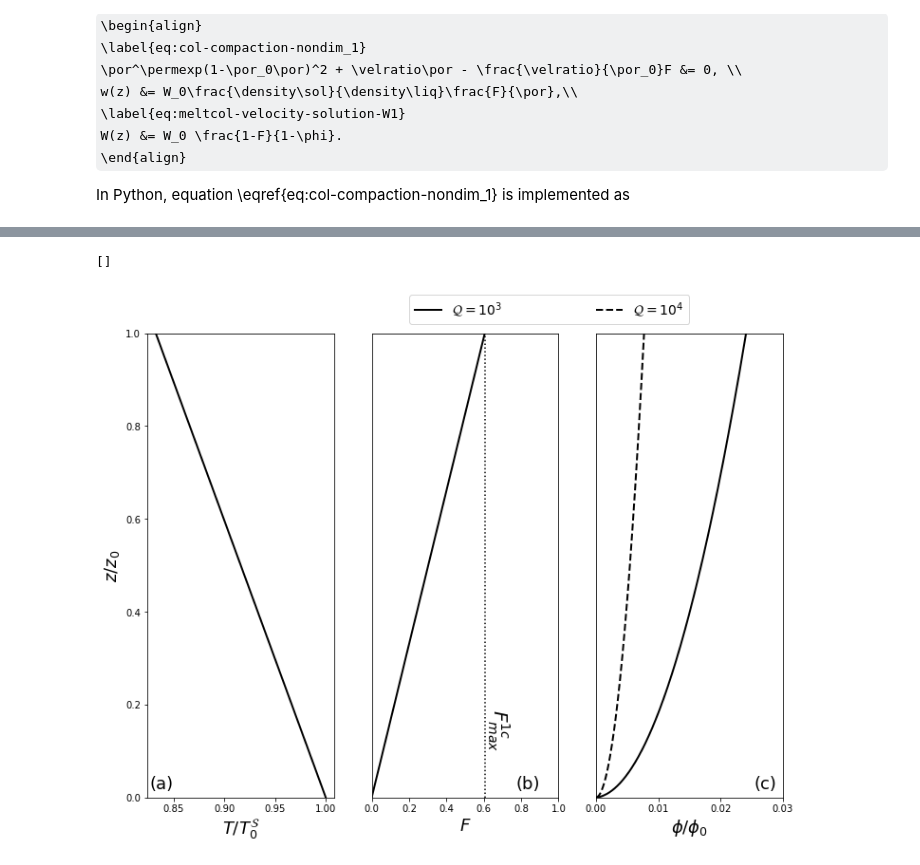
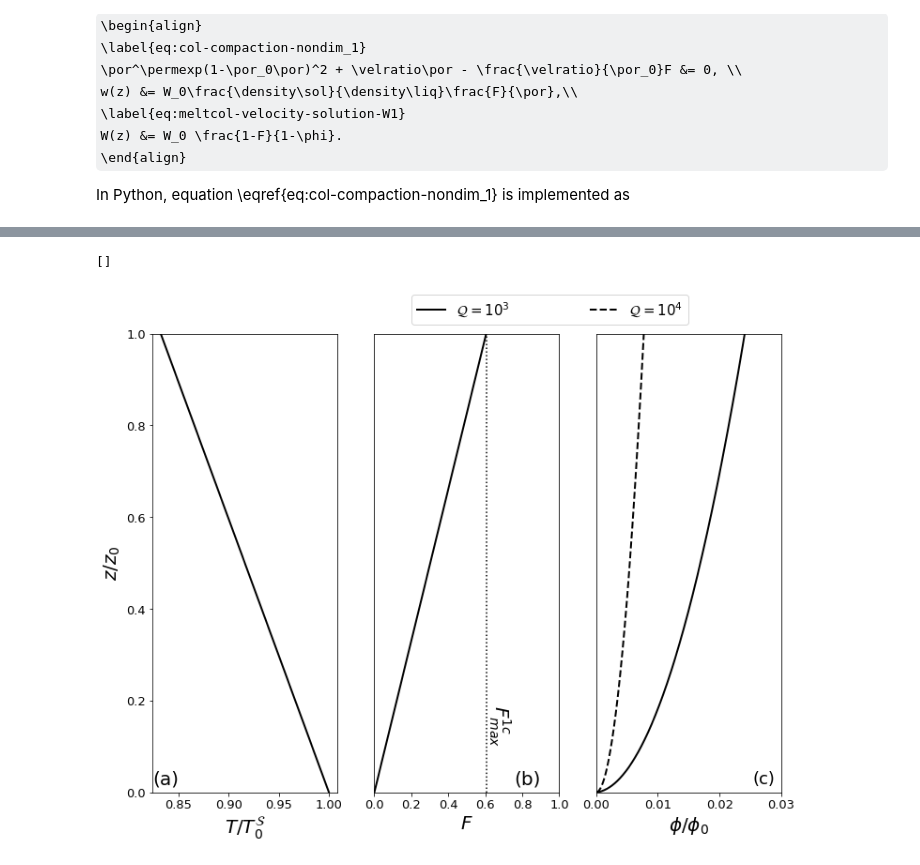
Before and after one commit to FoaLab/partially-molten-rock-PUP, a Jupyter notebook: content/ch11.ipynb, the cells around one changed output, grey strips where cells are left out. Saved outputs shown, nothing was run; the diff lists cells and outputs as text; code cells hidden in the pictures; some formulas as TeX source.

```diff
--- a/content/ch11.ipynb
+++ b/content/ch11.ipynb
@@ -216,59 +237,44 @@ Figures below plot the solutions of the one-component melting column model with
 # %%
 f, ax = plt.subplots(1, 3)
 f.set_size_inches(12.0, 9.0)
 f.set_facecolor('w')
 
-z0 = 60e3  # column height, metres
-c = 1200.  # heat capacity
-alpha = 3e-5  # expansivity
-rho = 3000.  # density
-g = 10.  # gravity
-L = 5e5  # latent heat J/kg
-C = 6.5e6  # clapeyron Pa/K
-TsP0 = 1100. + 273.  # solidus at P=0
-Tsz0 = TsP0 + rho*g*z0/C
-
-n = 2
-Q = np.asarray([1e3, 1e4])
-z = np.linspace(0., 1., 1000, endpoint=False)
-Fmax = g*z0*rho*c/C/L*(1.-alpha*C*Tsz0/rho/c)
-T = 1 - rho*g*z0*z/C/Tsz0
-
-phi = np.asarray([0.5/qi * (np.sqrt(1. + 4.*z*Fmax*qi) - 1.0) for qi in Q])
-
 ax[0].plot(T, z, '-k', linewidth=2)
-ax[0].set_xlabel(r'$T/T^\mathcal{S}_0$', fontsize=18)
-ax[0].set_ylabel(r'$z/z_0$', fontsize=18)
+ax[0].set_xlabel(r'$T/T^\mathcal{S}_0$', fontsize=20)
+ax[0].set_ylabel(r'$z/z_0$', fontsize=20)
 ax[0].set_ylim(0.0, 1.0)
 ax[0].set_yticks(np.arange(0.0, 1.01, 0.2))
-ax[0].text(0.85, 0.01, '(a)', fontsize=18, verticalalignment='bottom', horizontalalignment='right')
+ax[0].tick_params(axis='both', which='major', labelsize=13)
+ax[0].text(0.85, 0.01, '(a)', fontsize=20, verticalalignment='bottom', horizontalalignment='right')
 
 ax[1].plot(Fmax*z, z, '-k', linewidth=2)
 ax[1].plot([Fmax, Fmax], [0.0, 1.0], ':k')
-ax[1].set_xlabel(r'$F$', fontsize=18)
+ax[1].set_xlabel(r'$F$', fontsize=20)
 ax[1].set_xlim(0.0, 1.0)
 ax[1].set_ylim(0.0, 1.0)
 ax[1].set_yticks(())
+ax[1].tick_params(axis='both', which='major', labelsize=13)
 ax[1].text(Fmax+0.07, 0.1, r'$F_{max}^{1c}$', fontsize=20, verticalalignment='bottom',
            horizontalalignment='center', rotation=-90)
-ax[1].text(0.9, 0.01, '(b)', fontsize=18, verticalalignment='bottom', horizontalalignment='right')
+ax[1].text(0.9, 0.01, '(b)', fontsize=20, verticalalignment='bottom', horizontalalignment='right')
 
 p1 = ax[2].plot(phi[0, :], z, '-k', linewidth=2)
 p2 = ax[2].plot(phi[1, :], z, '--k', linewidth=2)
-ax[2].set_xlabel(r'$\phi/\phi_0$', fontsize=18)
+ax[2].set_xlabel(r'$\phi/\phi_0$', fontsize=20)
 ax[2].set_xlim(0.0, 0.03)
 ax[2].set_xticks((0.0, 0.01, 0.02, 0.03))
 ax[2].set_ylim(0.0, 1.0)
 ax[2].set_yticks(())
+ax[2].tick_params(axis='both', which='major', labelsize=13)
 ax[2].text(0.029, 0.01, '(c)', fontsize=18, verticalalignment='bottom', horizontalalignment='right')
 
-plt.legend(handles=(p1[0], p2[0]), fontsize=14, labels=(r'$\mathcal{Q}=10^3$', r'$\mathcal{Q}=10^4$'),
+plt.legend(handles=(p1[0], p2[0]), fontsize=15, labels=(r'$\mathcal{Q}=10^3$', r'$\mathcal{Q}=10^4$'),
            bbox_to_anchor=(-1.0, 1.02, 1.5, .2),  loc='lower left', ncol=2, mode="expand", borderaxespad=0.)
 
 plt.plot()
 # %% [output]
 []
-[figure, old version]
+[figure, new version]
 # %% [markdown]
 #### Two-component mantle column
 
```
Also changed, not shown: parts of 39 cells of this notebook, 1 other file.
